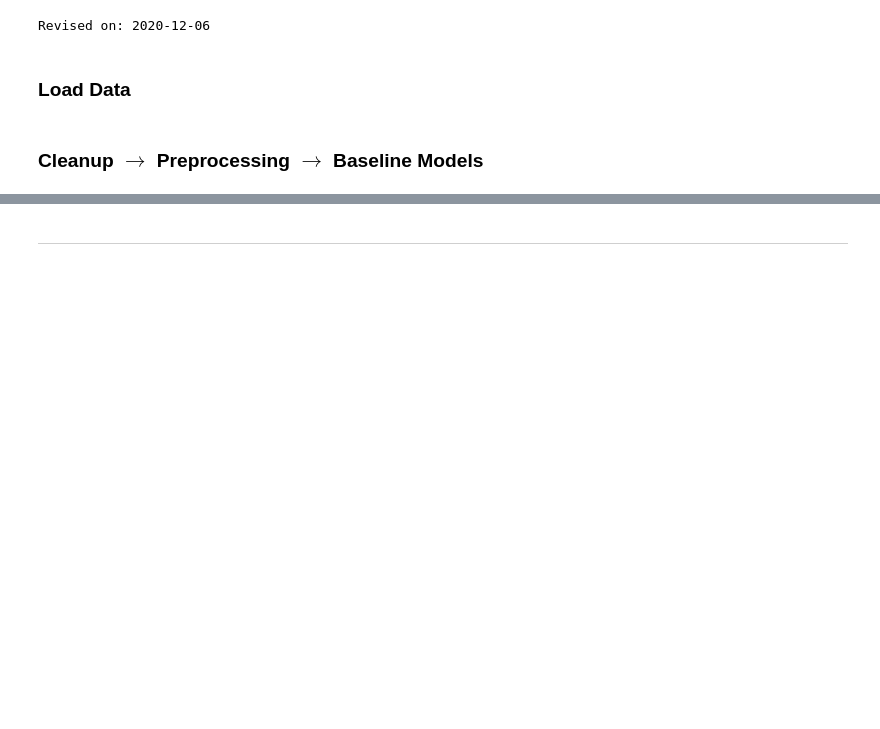
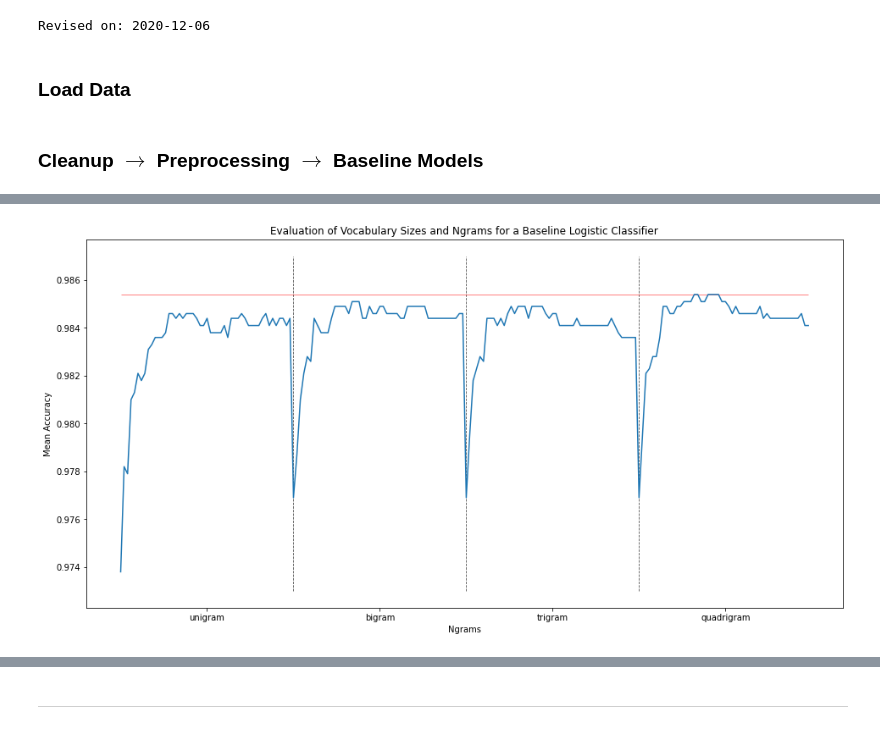
Before and after one commit to BigBangData/NaturalLanguageProcessing, a Jupyter notebook: TextAnalyticsWithR/05_Cleanup_Ngrams.ipynb, the cells around one changed output, grey strips where cells are left out. Saved outputs shown, nothing was run; the diff lists cells and outputs as text; code cells hidden in the pictures; blank space fills up the shorter version.

```diff
--- a/TextAnalyticsWithR/05_Cleanup_Ngrams.ipynb
+++ b/TextAnalyticsWithR/05_Cleanup_Ngrams.ipynb
@@ -164,0 +246,16 @@ Image(os.path.join(save_dir, "Ngram_Tfidf_baseline_accuracies.PNG"))
+# %%
+# subset to Logistic Regression on Bag-of-Nwords
+LR_bow = tidy_df[tidy_df['representation']=="LR_bow"].copy()
+# %%
+plt.figure(figsize=(16, 8))
+plt.plot(LR_bow['mean_accuracy'])
+plt.title('Evaluation of Vocabulary Sizes and Ngrams for a Baseline Logistic Classifier')
+plt.ylabel('Mean Accuracy')
+plt.xlabel('Ngrams')
+plt.vlines(x=[50,100,150], ymin=.973, ymax=.987, colors='k', linewidth=.8, linestyle='dashed', alpha=.7)
+plt.hlines(y=np.unique(LR_bow['mean_accuracy'][LR_bow['mean_accuracy']==max(LR_bow['mean_accuracy'])])[0],
+           xmin=0, xmax=199, colors='r', linewidth=.7, linestyle='solid', alpha=.7)
+plt.xticks([25,75,125,175], ['unigram','bigram','trigram','quadrigram'])
+plt.show()
+# %% [output]
+[figure, added]
```
Also changed, not shown: parts of 20 cells of this notebook, 4 other files.
